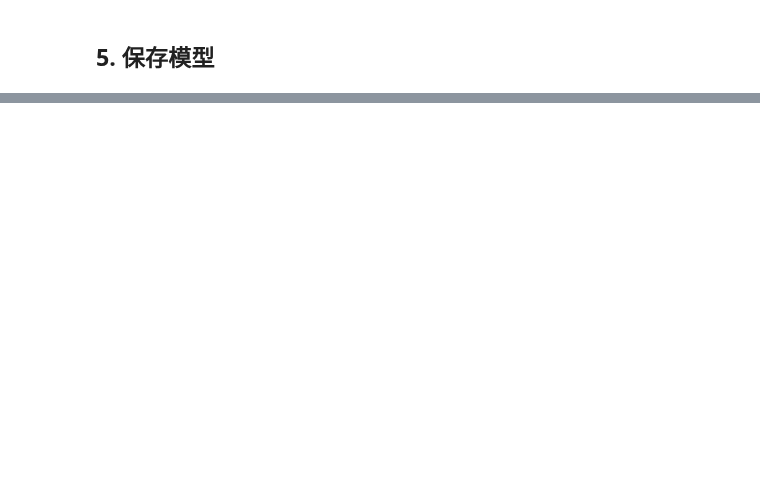
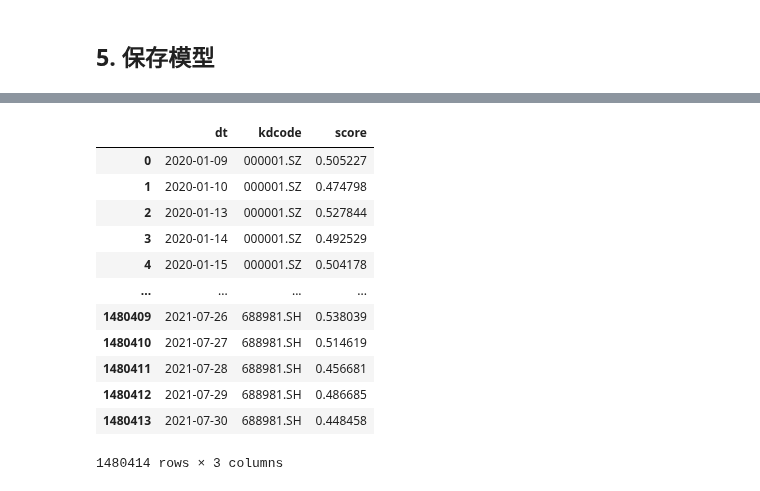
Before and after one commit to OreNoo/KandianPro, a Jupyter notebook: WholeMarketPro/20210802/model/WholeMarketLSTM3_1.ipynb, the cells around one changed output, grey strips where cells are left out. Cells and saved outputs as stored; diff of their text form; code cells hidden in the pictures; blank space fills up the shorter version.

```diff
--- a/WholeMarketPro/20210802/model/WholeMarketLSTM3_1.ipynb
+++ b/WholeMarketPro/20210802/model/WholeMarketLSTM3_1.ipynb
@@ -320,0 +404,2 @@ model.save('./models/lstm_model3_1.h5')
+# %%
+pred_df = pd.DataFrame(testResult[:, -1, :2], columns = ['dt', 'kdcode'])
@@ -320,0 +422,18 @@ model.save('./models/lstm_model3_1.h5')
+# %%
+pred_df['score'] = Y_test_predict
+# %%
+pred_df
+# %% [output]
+|  | dt | kdcode | score |
+| 0 | 2020-01-09 | 000001.SZ | 0.505227 |
+| 1 | 2020-01-10 | 000001.SZ | 0.474798 |
+| 2 | 2020-01-13 | 000001.SZ | 0.527844 |
+| 3 | 2020-01-14 | 000001.SZ | 0.492529 |
+| 4 | 2020-01-15 | 000001.SZ | 0.504178 |
+| ... | ... | ... | ... |
+| 1480409 | 2021-07-26 | 688981.SH | 0.538039 |
+| 1480410 | 2021-07-27 | 688981.SH | 0.514619 |
+| 1480411 | 2021-07-28 | 688981.SH | 0.456681 |
+| 1480412 | 2021-07-29 | 688981.SH | 0.486685 |
+| 1480413 | 2021-07-30 | 688981.SH | 0.448458 |
+1480414 rows × 3 columns
```
Also changed, not shown: parts of 21 cells of this notebook, 16 other files.
